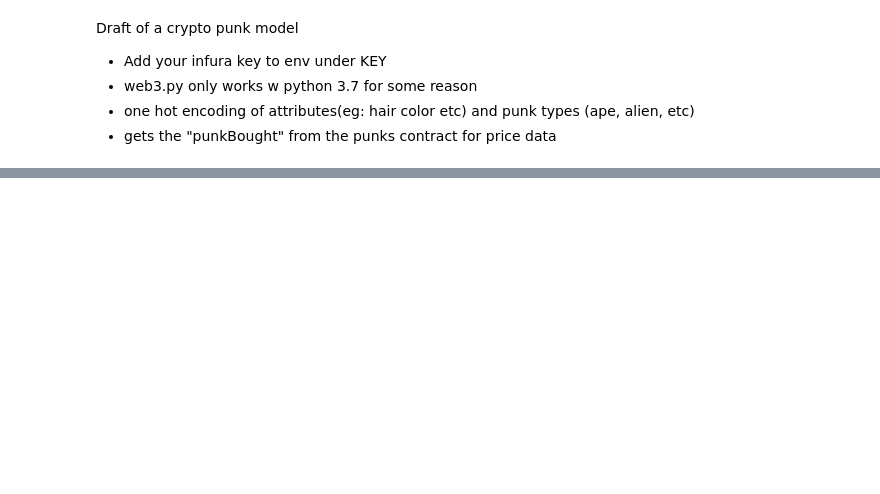
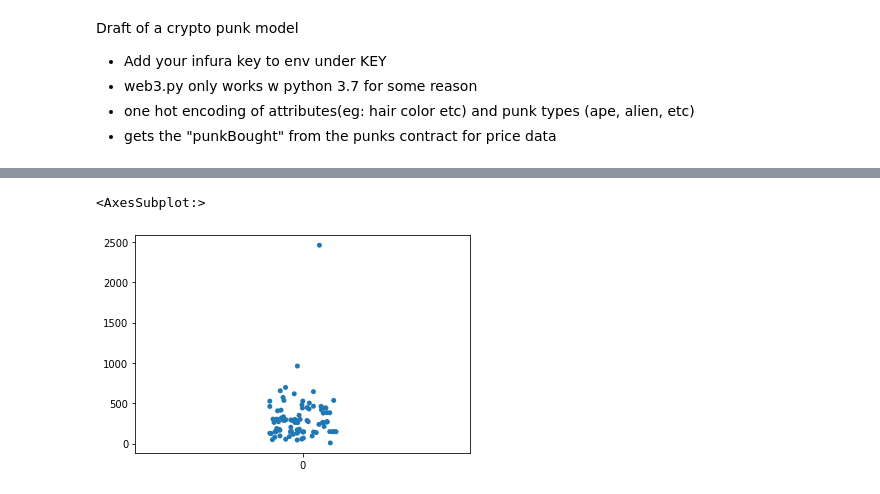
Before and after one commit to maxwolff/punks, a Jupyter notebook: Punk.ipynb, the cells around one changed output, grey strips where cells are left out. Saved outputs shown, nothing was run; the diff lists cells and outputs as text; code cells hidden in the pictures; blank space fills up the shorter version.

```diff
--- a/Punk.ipynb
+++ b/Punk.ipynb
@@ -34,7 +35,20 @@ df['attrs'] = df['attrs'].apply(clean)#https://stackoverflow.com/questions/29034
 attr_dummies = pd.get_dummies(df['attrs'].apply(pd.Series).stack()).sum(level=0)
 type_dummies = pd.get_dummies(df['type'])
 type_dummies = type_dummies.rename(str.strip, axis='columns')
+
+r = df.join(attr_dummies)
+del r['attr_count']
+del r['type']
+del r['attrs']
+
 del df['attrs']
 del df['type']
 
 df = df.join(type_dummies).join(attr_dummies)
+# %%
+freq = r.apply(pd.Series.value_counts)
+freq = freq.drop([0])#drop row of emtpies
+freq = freq.squeeze().sort_values()
+# %%
+TOTAL_PUNKS = 10000
+freq = freq.apply(lambda x: x/TOTAL_PUNKS)
@@ -127,0 +288,5 @@ b.loc[df['Zombie'] == 1]
+# %%
+sns.stripplot(data=freq)
+# %% [output]
+<AxesSubplot:>
+[figure, added]
```
Also changed, not shown: parts of 29 cells of this notebook, 6 other files.
